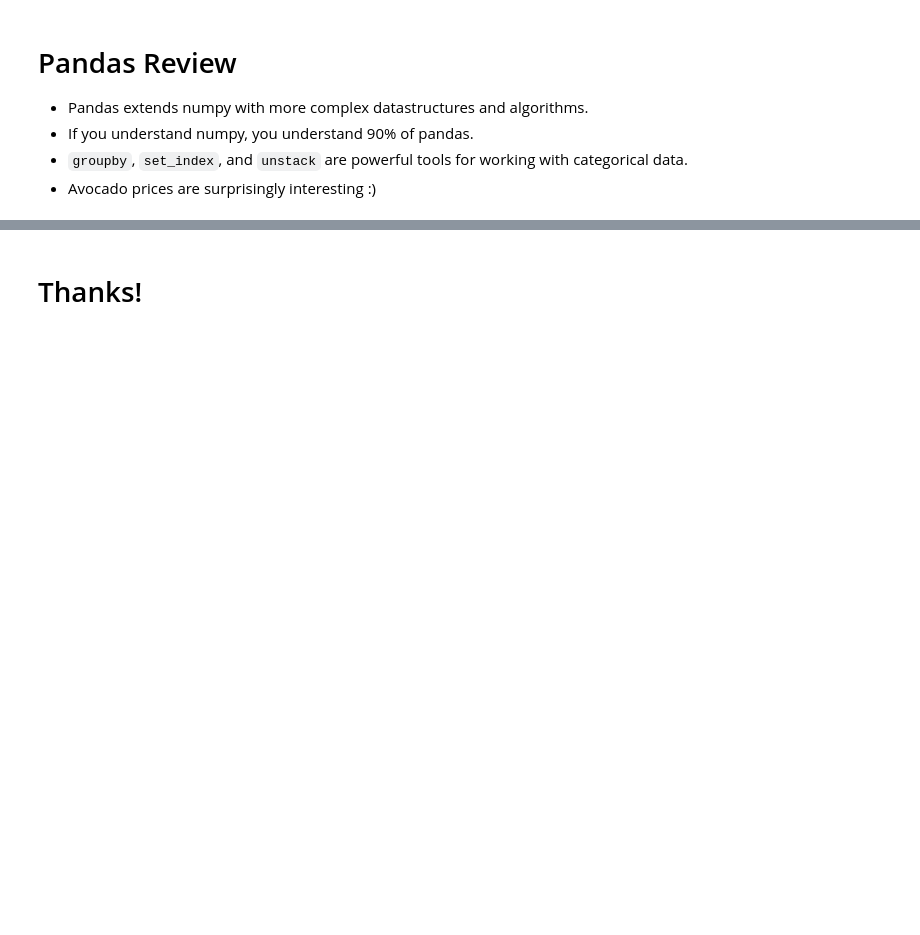
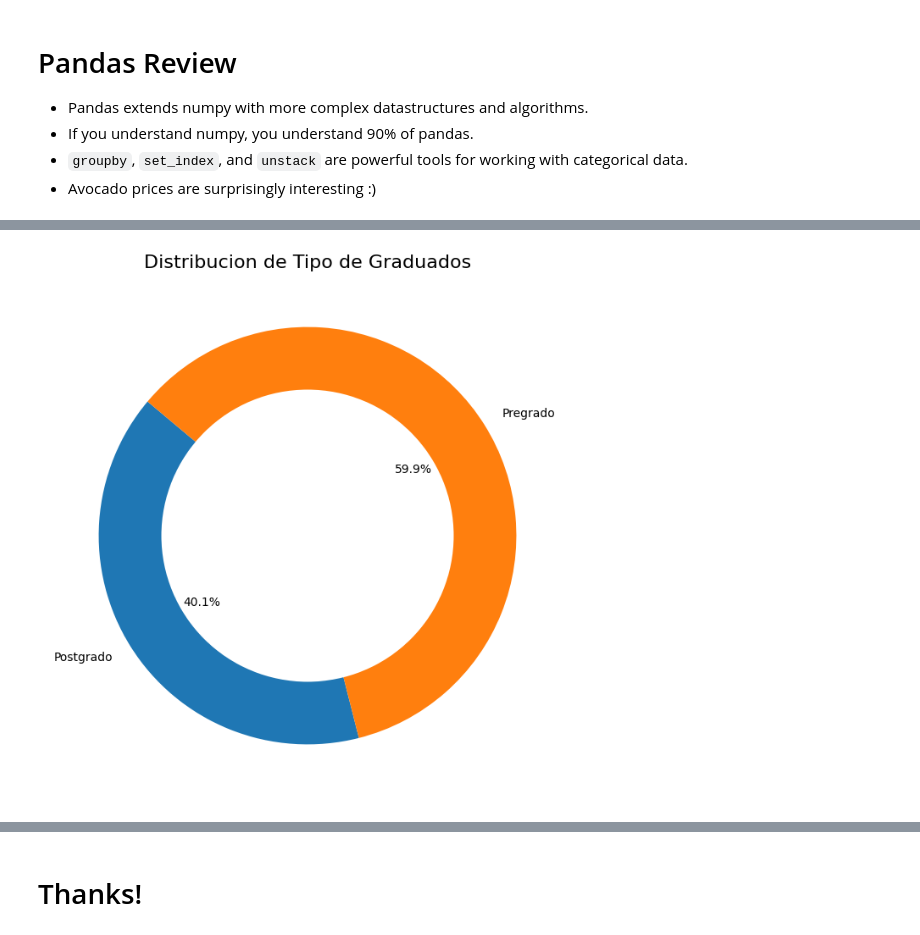
Before and after one commit to Jumoyaa74/MetNumUN2024II, a Jupyter notebook: Lab2/jumoyaa_Lab2.ipynb, the cells around one changed output, grey strips where cells are left out. Cells and saved outputs as stored; diff of their text form; code cells hidden in the pictures; blank space fills up the shorter version.

```diff
--- a/Lab2/jumoyaa_Lab2.ipynb
+++ b/Lab2/jumoyaa_Lab2.ipynb
@@ -1670,0 +1784,13 @@ ax.set_xticklabels(ax.get_xticklabels(), rotation=45);
+# %%
+tipo_grad = dataframe.groupby(['TIPO_NIVEL']).size()
+
+plt.figure(figsize=(8, 8))
+
+plt.pie(tipo_grad, labels=tipo_grad.index, autopct='%1.1f%%', startangle=140)
+
+circle = plt.Circle((0, 0), 0.70, fc='white')
+plt.gca().add_artist(circle)
+plt.title("Distribucion de Tipo de Graduados", fontsize=16)
+plt.show()
+# %% [output]
+[figure, added]
```
Also changed, not shown: parts of 14 cells of this notebook.
